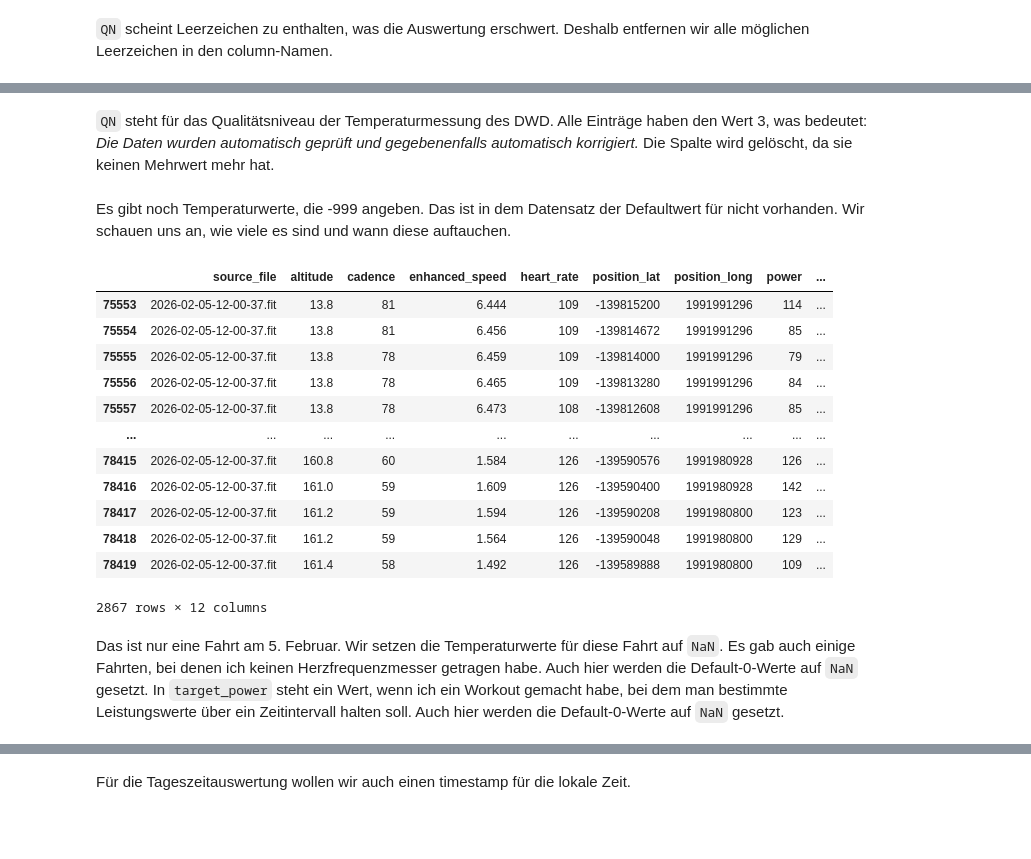
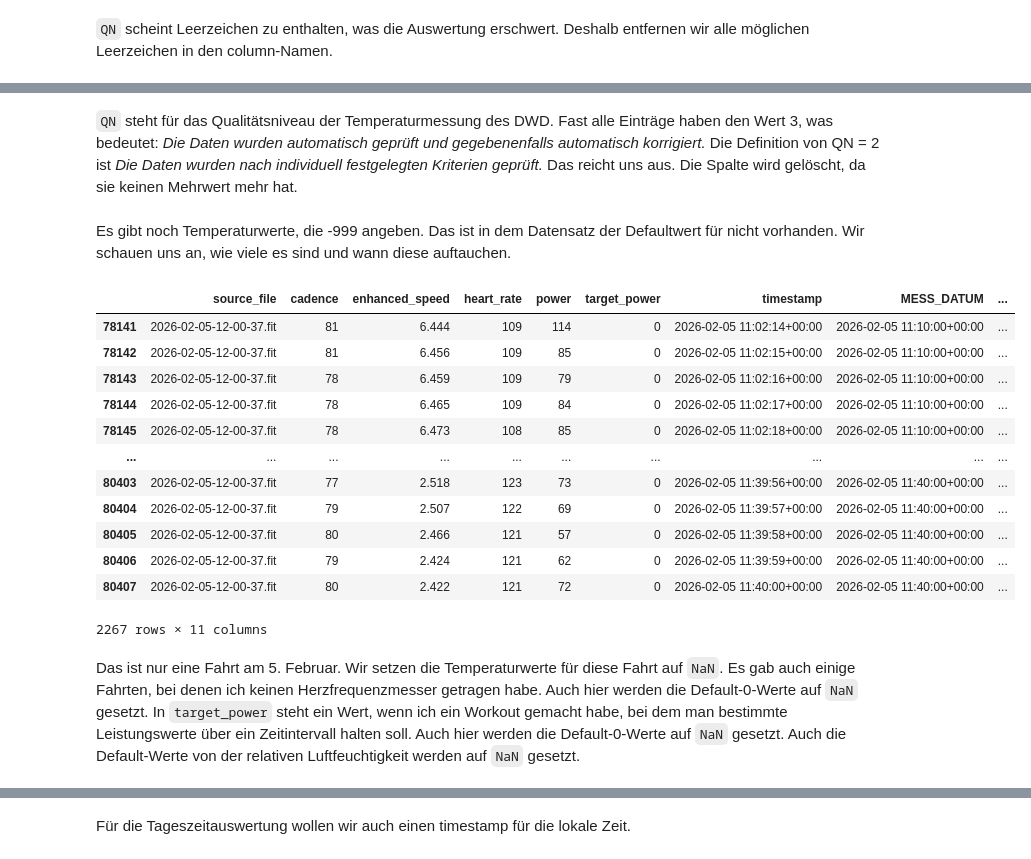
Before and after one commit to MoeHome/data_analysis_project, a Jupyter notebook: clean_and_join_data.ipynb, the cells around one changed output, grey strips where cells are left out. Saved outputs shown, nothing was run; the diff lists cells and outputs as text; code cells hidden in the pictures; blank space fills up the shorter version.

```diff
--- a/clean_and_join_data.ipynb
+++ b/clean_and_join_data.ipynb
@@ -303,0 +294,14 @@ result
+# %%
+# Extract date part for grouping
+df_session['start_date'] = df_session['start_time'].dt.date
+
+# Count sessions per day
+sessions_per_day = df_session.groupby('start_date')['start_date'].transform('count')
+
+# Filter: total_elapsed_time <= 100 AND more than one session on that day
+result = df_session[
+    (df_session['total_elapsed_time'] <= 100) &
+    (sessions_per_day > 1)
+]
+
+result
@@ -351,6 +368,3 @@ Für die weitere Analyse wird ausschließlich die Lufttemperatur in 2 Metern Hö
 Daraus berechnen wir den Mittelwert als angenäherte Durchschnittstemperatur `TM_10` des Zeitraums.
 
 `QN` = Qualitätsniveau, `eor` = End of Record
-# %%
-df_temperature["TM_10"] = (df_temperature["TX_10"] + df_temperature["TN_10"])/2
-df_temperature
@@ -371,4 +383,4 @@ df_temperature
 # %%
-df_temperature.drop(columns=['TX5_10', 'TN5_10', 'eor'], inplace=True, errors='ignore')
+df_temperature.drop(columns=['STATIONS_ID','TM5_10', 'TD_10', 'eor'], inplace=True, errors='ignore')
 df_temperature
 # %% [output]
@@ -422,7 +433,7 @@ df_fitness = df_fitness.sort_values('timestamp')
 #    aber maximal 10 Minuten in der Zukunft
 df_merged = pd.merge_asof(
     df_fitness,
-    df_temperature[['MESS_DATUM', 'QN', 'TM_10']],
+    df_temperature[['MESS_DATUM', 'QN', 'TT_10', 'PP_10', 'RF_10']],
     left_on='timestamp',
     right_on='MESS_DATUM',
     direction='forward',
@@ -455,27 +478,27 @@ df_merged.describe(include='all')
 # %% [markdown]
-`QN` steht für das Qualitätsniveau der Temperaturmessung des DWD. Alle Einträge haben den Wert 3, was bedeutet: *Die Daten wurden automatisch geprüft und gegebenenfalls automatisch korrigiert.* Die Spalte wird gelöscht, da sie keinen Mehrwert mehr hat.
+`QN` steht für das Qualitätsniveau der Temperaturmessung des DWD. Fast alle Einträge haben den Wert 3, was bedeutet: *Die Daten wurden automatisch geprüft und gegebenenfalls automatisch korrigiert.* Die Definition von QN = 2 ist *Die Daten wurden nach individuell festgelegten Kriterien geprüft.* Das reicht uns aus. Die Spalte wird gelöscht, da sie keinen Mehrwert mehr hat.
 # %%
 df_merged = df_merged.drop('QN', axis=1)
 # %% [markdown]
 Es gibt noch Temperaturwerte, die -999 angeben. Das ist in dem Datensatz der Defaultwert für nicht vorhanden. Wir schauen uns an, wie viele es sind und wann diese auftauchen.
 # %%
-df_merged[df_merged.TM_10 == -999]
+df_merged[df_merged.TT_10 == -999]
 # %% [output]
-|  | source_file | altitude | cadence | enhanced_speed | heart_rate | position_lat | position_long | power | ... |
-| 75553 | 2026-02-05-12-00-37.fit | 13.8 | 81 | 6.444 | 109 | -139815200 | 1991991296 | 114 | ... |
-| 75554 | 2026-02-05-12-00-37.fit | 13.8 | 81 | 6.456 | 109 | -139814672 | 1991991296 | 85 | ... |
-| 75555 | 2026-02-05-12-00-37.fit | 13.8 | 78 | 6.459 | 109 | -139814000 | 1991991296 | 79 | ... |
-| 75556 | 2026-02-05-12-00-37.fit | 13.8 | 78 | 6.465 | 109 | -139813280 | 1991991296 | 84 | ... |
-| 75557 | 2026-02-05-12-00-37.fit | 13.8 | 78 | 6.473 | 108 | -139812608 | 1991991296 | 85 | ... |
+|  | source_file | cadence | enhanced_speed | heart_rate | power | target_power | timestamp | MESS_DATUM | ... |
+| 78141 | 2026-02-05-12-00-37.fit | 81 | 6.444 | 109 | 114 | 0 | 2026-02-05 11:02:14+00:00 | 2026-02-05 11:10:00+00:00 | ... |
+| 78142 | 2026-02-05-12-00-37.fit | 81 | 6.456 | 109 | 85 | 0 | 2026-02-05 11:02:15+00:00 | 2026-02-05 11:10:00+00:00 | ... |
+| 78143 | 2026-02-05-12-00-37.fit | 78 | 6.459 | 109 | 79 | 0 | 2026-02-05 11:02:16+00:00 | 2026-02-05 11:10:00+00:00 | ... |
+| 78144 | 2026-02-05-12-00-37.fit | 78 | 6.465 | 109 | 84 | 0 | 2026-02-05 11:02:17+00:00 | 2026-02-05 11:10:00+00:00 | ... |
+| 78145 | 2026-02-05-12-00-37.fit | 78 | 6.473 | 108 | 85 | 0 | 2026-02-05 11:02:18+00:00 | 2026-02-05 11:10:00+00:00 | ... |
 | ... | ... | ... | ... | ... | ... | ... | ... | ... | ... |
-| 78415 | 2026-02-05-12-00-37.fit | 160.8 | 60 | 1.584 | 126 | -139590576 | 1991980928 | 126 | ... |
-| 78416 | 2026-02-05-12-00-37.fit | 161.0 | 59 | 1.609 | 126 | -139590400 | 1991980928 | 142 | ... |
-| 78417 | 2026-02-05-12-00-37.fit | 161.2 | 59 | 1.594 | 126 | -139590208 | 1991980800 | 123 | ... |
-| 78418 | 2026-02-05-12-00-37.fit | 161.2 | 59 | 1.564 | 126 | -139590048 | 1991980800 | 129 | ... |
-| 78419 | 2026-02-05-12-00-37.fit | 161.4 | 58 | 1.492 | 126 | -139589888 | 1991980800 | 109 | ... |
+| 80403 | 2026-02-05-12-00-37.fit | 77 | 2.518 | 123 | 73 | 0 | 2026-02-05 11:39:56+00:00 | 2026-02-05 11:40:00+00:00 | ... |
+| 80404 | 2026-02-05-12-00-37.fit | 79 | 2.507 | 122 | 69 | 0 | 2026-02-05 11:39:57+00:00 | 2026-02-05 11:40:00+00:00 | ... |
+| 80405 | 2026-02-05-12-00-37.fit | 80 | 2.466 | 121 | 57 | 0 | 2026-02-05 11:39:58+00:00 | 2026-02-05 11:40:00+00:00 | ... |
+| 80406 | 2026-02-05-12-00-37.fit | 79 | 2.424 | 121 | 62 | 0 | 2026-02-05 11:39:59+00:00 | 2026-02-05 11:40:00+00:00 | ... |
+| 80407 | 2026-02-05-12-00-37.fit | 80 | 2.422 | 121 | 72 | 0 | 2026-02-05 11:40:00+00:00 | 2026-02-05 11:40:00+00:00 | ... |
-2867 rows × 12 columns
+2267 rows × 11 columns
 # %% [markdown]
 Das ist nur eine Fahrt am 5. Februar. Wir setzen die Temperaturwerte für diese Fahrt auf `NaN`. Es gab auch einige Fahrten, bei denen ich keinen Herzfrequenzmesser getragen habe. Auch hier werden die Default-0-Werte auf `NaN` gesetzt.
-In `target_power` steht ein Wert, wenn ich ein Workout gemacht habe, bei dem man bestimmte Leistungswerte über ein Zeitintervall halten soll. Auch hier werden die Default-0-Werte auf `NaN` gesetzt.
+In `target_power` steht ein Wert, wenn ich ein Workout gemacht habe, bei dem man bestimmte Leistungswerte über ein Zeitintervall halten soll. Auch hier werden die Default-0-Werte auf `NaN` gesetzt. Auch die Default-Werte von der relativen Luftfeuchtigkeit werden auf `NaN` gesetzt.
 # %%
 df_merged["heart_rate"] = df_merged["heart_rate"].replace(0, np.nan)
```
Also changed, not shown: parts of 34 cells of this notebook, 3 other files.
